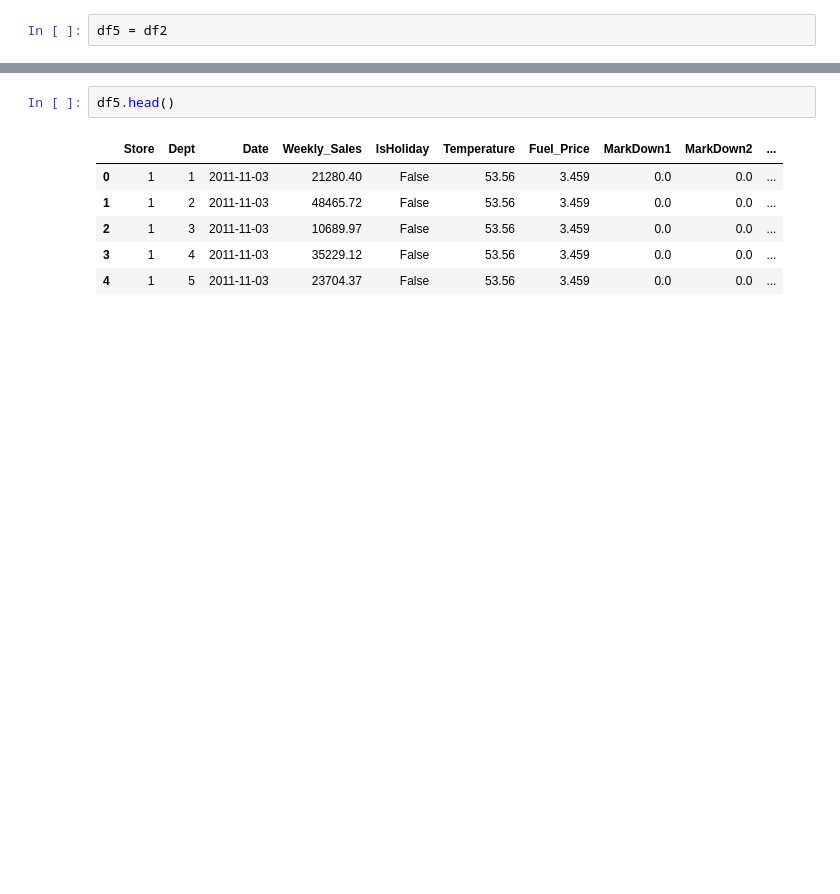
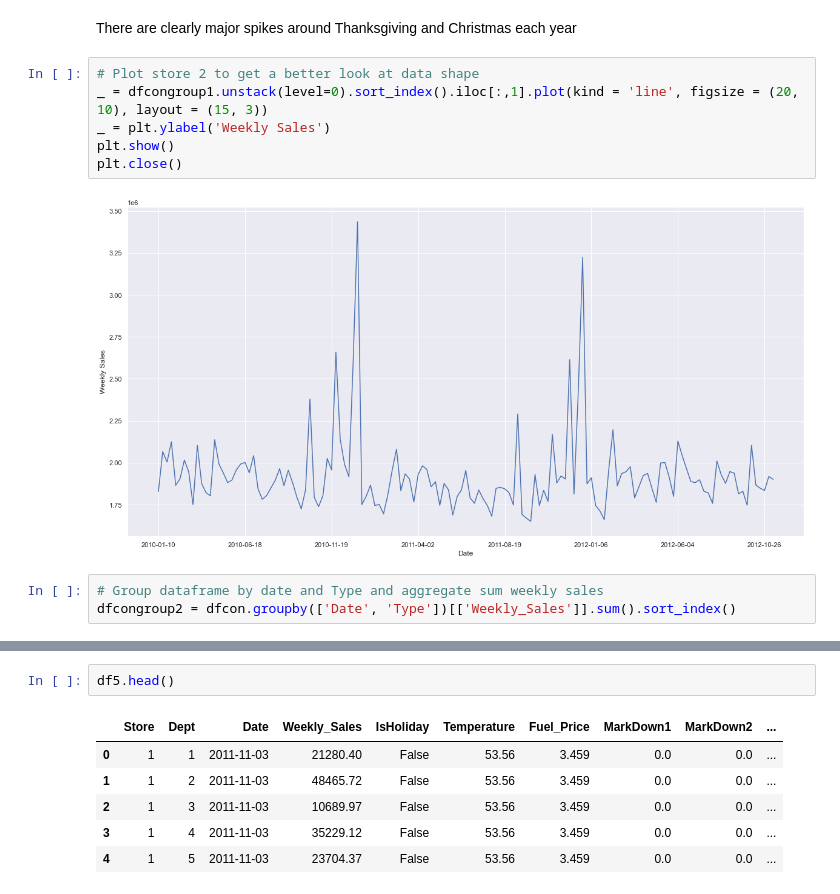
Before and after one commit to Dylan-C-Neal/capstone1-retail_forecasting, a Jupyter notebook: notebooks/C1S2-retail_forecasting.ipynb, the cells around one changed output, grey strips where cells are left out. Saved outputs shown, nothing was run; the diff lists cells and outputs as text; blank space fills up the shorter version.

```diff
--- a/notebooks/C1S2-retail_forecasting.ipynb
+++ b/notebooks/C1S2-retail_forecasting.ipynb
@@ -60,2 +37,13 @@ plt.close()
-# %%
-df5 = df2
+# %% [markdown]
+There are clearly major spikes around Thanksgiving and Christmas each year
+# %%
+# Plot store 2 to get a better look at data shape
+_ = dfcongroup1.unstack(level=0).sort_index().iloc[:,1].plot(kind = 'line', figsize = (20, 10), layout = (15, 3))
+_ = plt.ylabel('Weekly Sales')
+plt.show()
+plt.close()
+# %% [output]
+[figure, added]
+# %%
+# Group dataframe by date and Type and aggregate sum weekly sales
+dfcongroup2 = dfcon.groupby(['Date', 'Type'])[['Weekly_Sales']].sum().sort_index()
```
Also changed, not shown: parts of 33 cells of this notebook.
